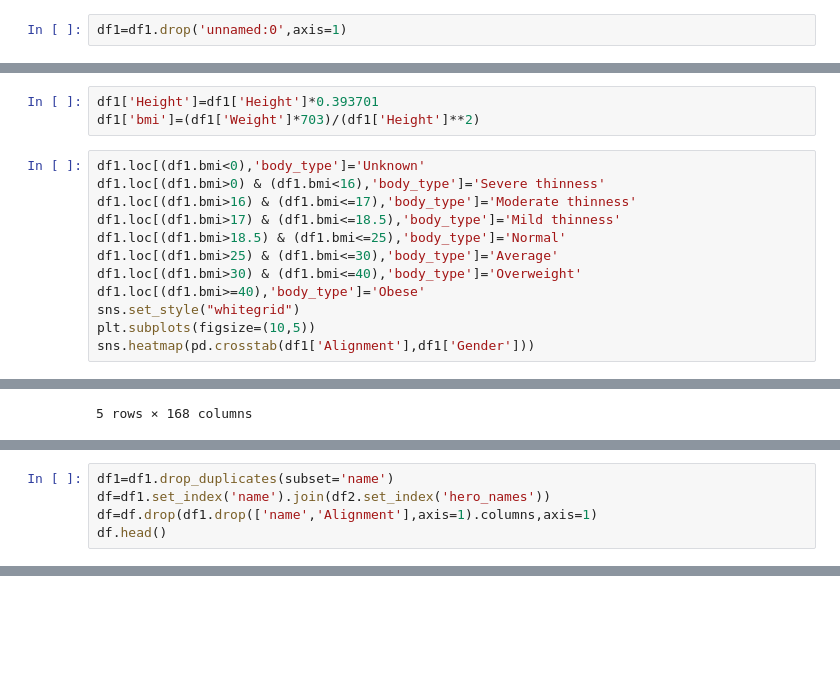
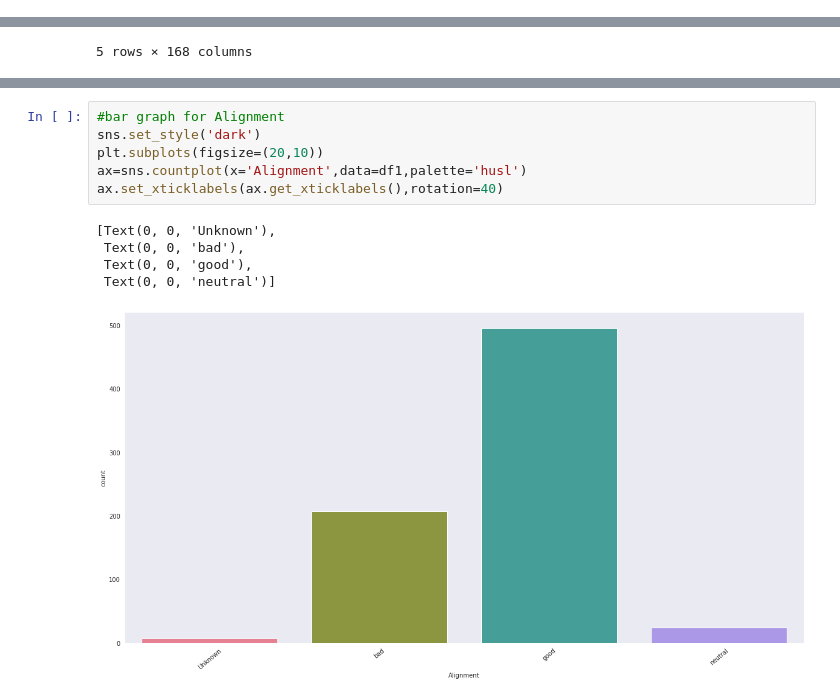
Before and after one commit to adb0045/PowerPuff, a Jupyter notebook: superheroPlay.ipynb, the cells around one changed output, grey strips where cells are left out. Cells and saved outputs as stored; diff of their text form; blank space fills up the shorter version.

```diff
--- a/superheroPlay.ipynb
+++ b/superheroPlay.ipynb
@@ -80,5 +95,3 @@ ax.set_xticklabels(ax.get_xticklabels(),rotation=40)
  Text(0, 0, 'Microsoft'),
  Text(0, 0, 'J. R. R. Tolkien')]
 [figure]
-# %%
-df1=df1.drop('unnamed:0',axis=1)
@@ -113,15 +107,0 @@ sns.pairplot(data=df1,vars=['Height','Weight'],kind='scatter',hue='Gender',palet
-# %%
-df1['Height']=df1['Height']*0.393701
-df1['bmi']=(df1['Weight']*703)/(df1['Height']**2)
-# %%
-df1.loc[(df1.bmi<0),'body_type']='Unknown'
-df1.loc[(df1.bmi>0) & (df1.bmi<16),'body_type']='Severe thinness'
-df1.loc[(df1.bmi>16) & (df1.bmi<=17),'body_type']='Moderate thinness'
-df1.loc[(df1.bmi>17) & (df1.bmi<=18.5),'body_type']='Mild thinness'
-df1.loc[(df1.bmi>18.5) & (df1.bmi<=25),'body_type']='Normal'
-df1.loc[(df1.bmi>25) & (df1.bmi<=30),'body_type']='Average'
-df1.loc[(df1.bmi>30) & (df1.bmi<=40),'body_type']='Overweight'
-df1.loc[(df1.bmi>=40),'body_type']='Obese'
-sns.set_style("whitegrid")
-plt.subplots(figsize=(10,5))
-sns.heatmap(pd.crosstab(df1['Alignment'],df1['Gender']))
@@ -158,5 +125,0 @@ df1['name'].duplicated().sum()
-# %%
-df1=df1.drop_duplicates(subset='name')
-df=df1.set_index('name').join(df2.set_index('hero_names'))
-df=df.drop(df1.drop(['name','Alignment'],axis=1).columns,axis=1)
-df.head()
@@ -228,0 +135,12 @@ Name: Alignment_predict, dtype: object
+# %%
+#bar graph for Alignment
+sns.set_style('dark')
+plt.subplots(figsize=(20,10))
+ax=sns.countplot(x='Alignment',data=df1,palette='husl')
+ax.set_xticklabels(ax.get_xticklabels(),rotation=40)
+# %% [output]
+[Text(0, 0, 'Unknown'),
+ Text(0, 0, 'bad'),
+ Text(0, 0, 'good'),
+ Text(0, 0, 'neutral')]
+[figure, added]
```
Also changed, not shown: parts of 22 cells of this notebook.
